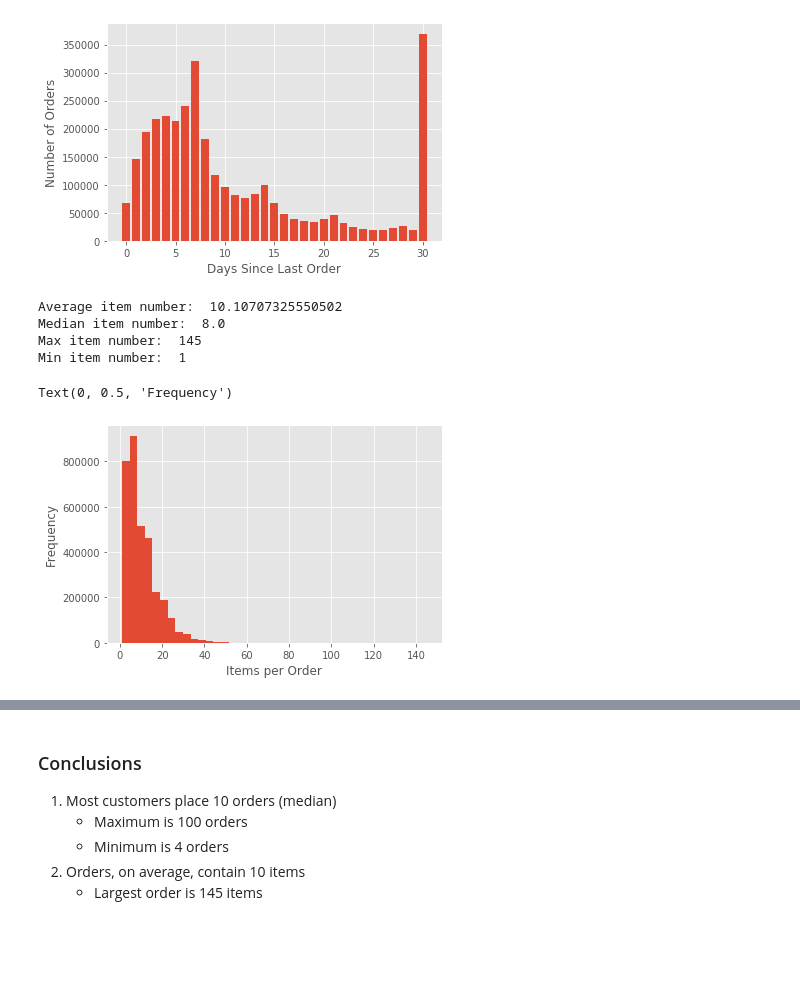
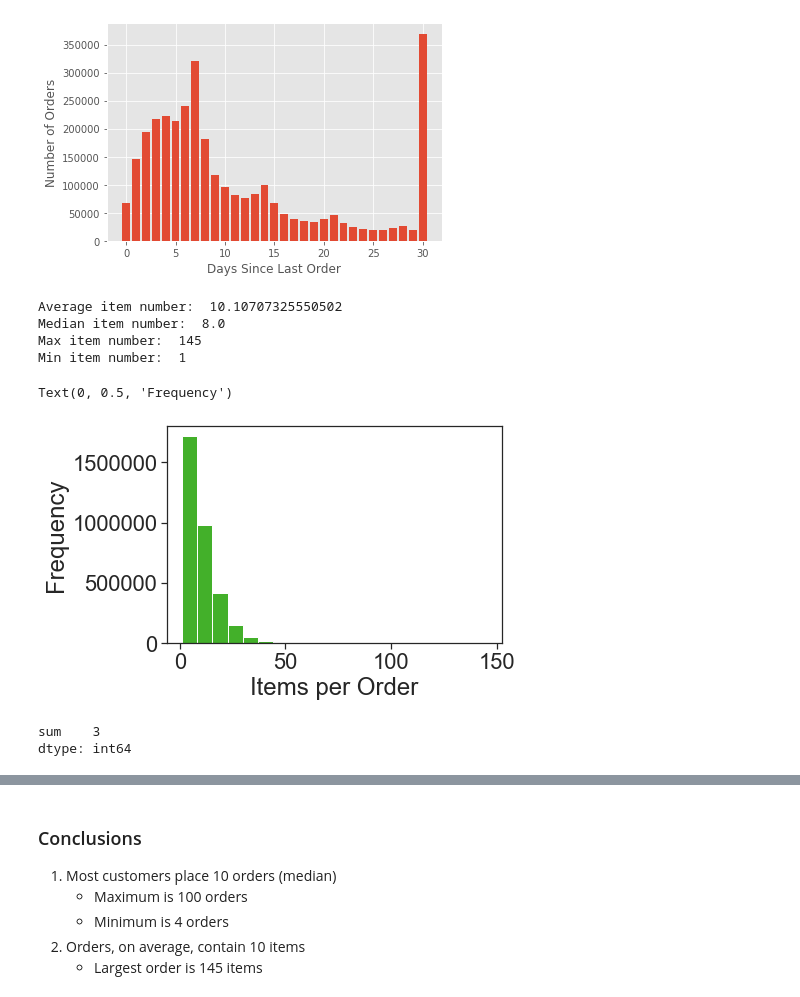
Before and after one commit to Josefa-Sullivan/Instacart, a Jupyter notebook: Zefa/EDA.ipynb, the cells around one changed output, grey strips where cells are left out. Cells and saved outputs as stored; diff of their text form; code cells hidden in the pictures; blank space fills up the shorter version.

```diff
--- a/Zefa/EDA.ipynb
+++ b/Zefa/EDA.ipynb
@@ -126,12 +149,14 @@ c = lambda x: insta_palette[color_label.index(x)]
 # %%
 plt.clf()
+
 plt.figure(figsize = (8,6))
-
+sns.set_style('ticks')
 g = sns.distplot(df,kde=False, bins=10, color=c('orange'),
                 hist_kws={'alpha':1} )
-ylabels = ['{:,.0f}'.format(y) for y in g.get_yticks()]
+ylabels = ['{:,.0f}'.format(y) + 'K' for y in g.get_yticks()/1000]
 g.set_yticklabels(ylabels)
 plt.xlabel('Orders per Customer')
 plt.ylabel('Customer Number')
-plt.savefig('orders_per_customer.pdf', format='pdf')
+# plt.tight_layout()
+# plt.savefig('orders_per_customer.pdf', format='pdf')
 # %% [output]
@@ -234,22 +289,29 @@ Text(0, 0.5, 'Number of Orders')
 # %%
 # Items per order
 x = all_prior_orders.groupby('order_id').product_id.agg('count')
 
 # Most customers place 10 orders
 print('Average item number: ', np.mean(x))
 print('Median item number: ', np.median(x))
 print('Max item number: ', max(x))
 print('Min item number: ', min(x))
 
-plt.pyplot.hist(x, bins =40)
-plt.pyplot.xlabel('Items per Order')
-plt.pyplot.ylabel('Frequency')
+plt.hist(x, bins =20, color=c('green'))
+plt.xlabel('Items per Order')
+plt.ylabel('Frequency')
 # %% [output]
 Average item number:  10.10707325550502
 Median item number:  8.0
 Max item number:  145
 Min item number:  1
 Text(0, 0.5, 'Frequency')
-[figure, old version]
+[figure, new version]
 # %%
 full_prod_orders = pd.merge(all_prior_orders,goods, on = ['product_id','product_id'])
+# %%
+# Find total items bought per user and plot in histogram
+user_items=orders.groupby('user_id').item_count.agg(['sum'])
+user_items.min()
+# %% [output]
+sum    3
+dtype: int64
```
Also changed, not shown: parts of 28 cells of this notebook, 26 other files.
